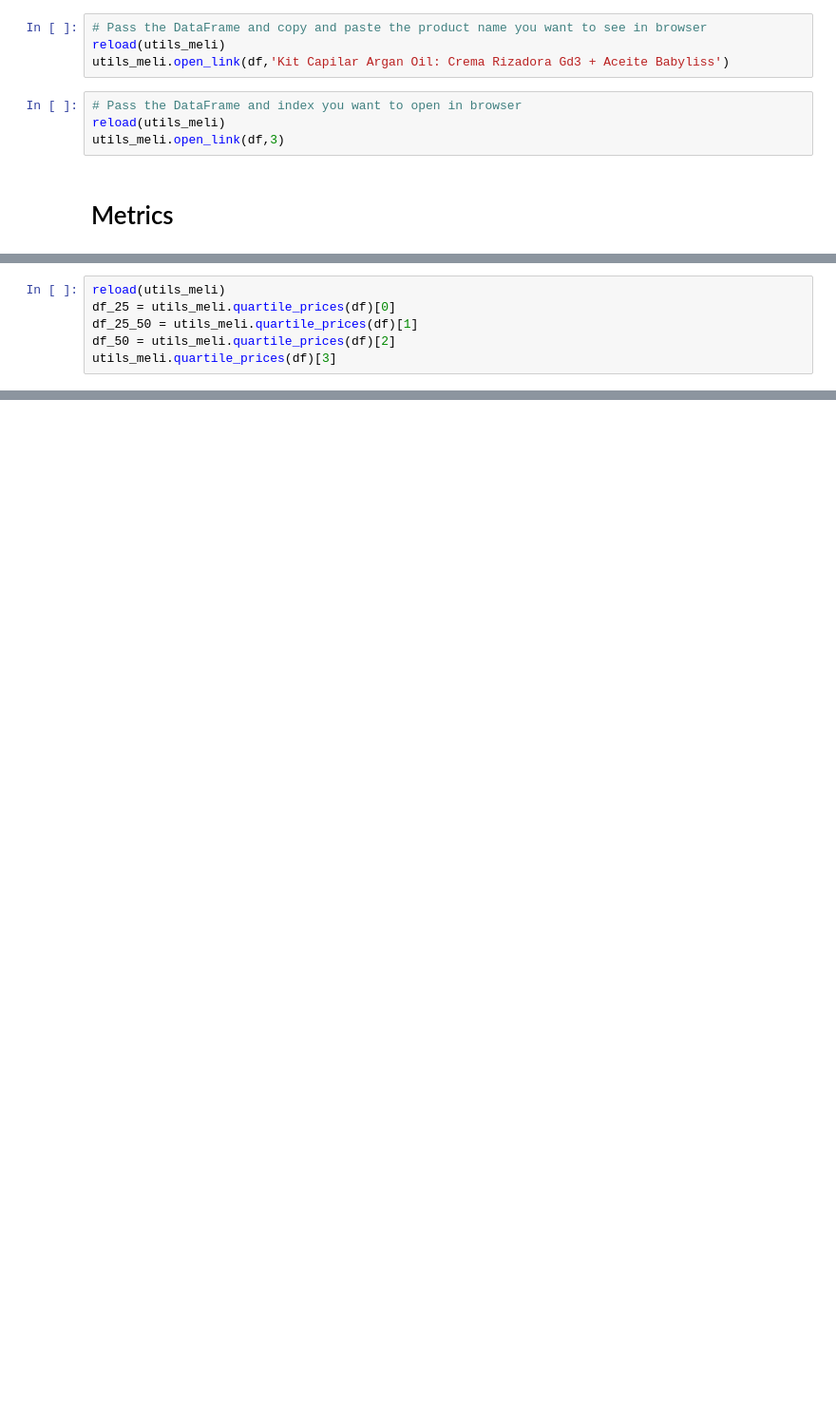
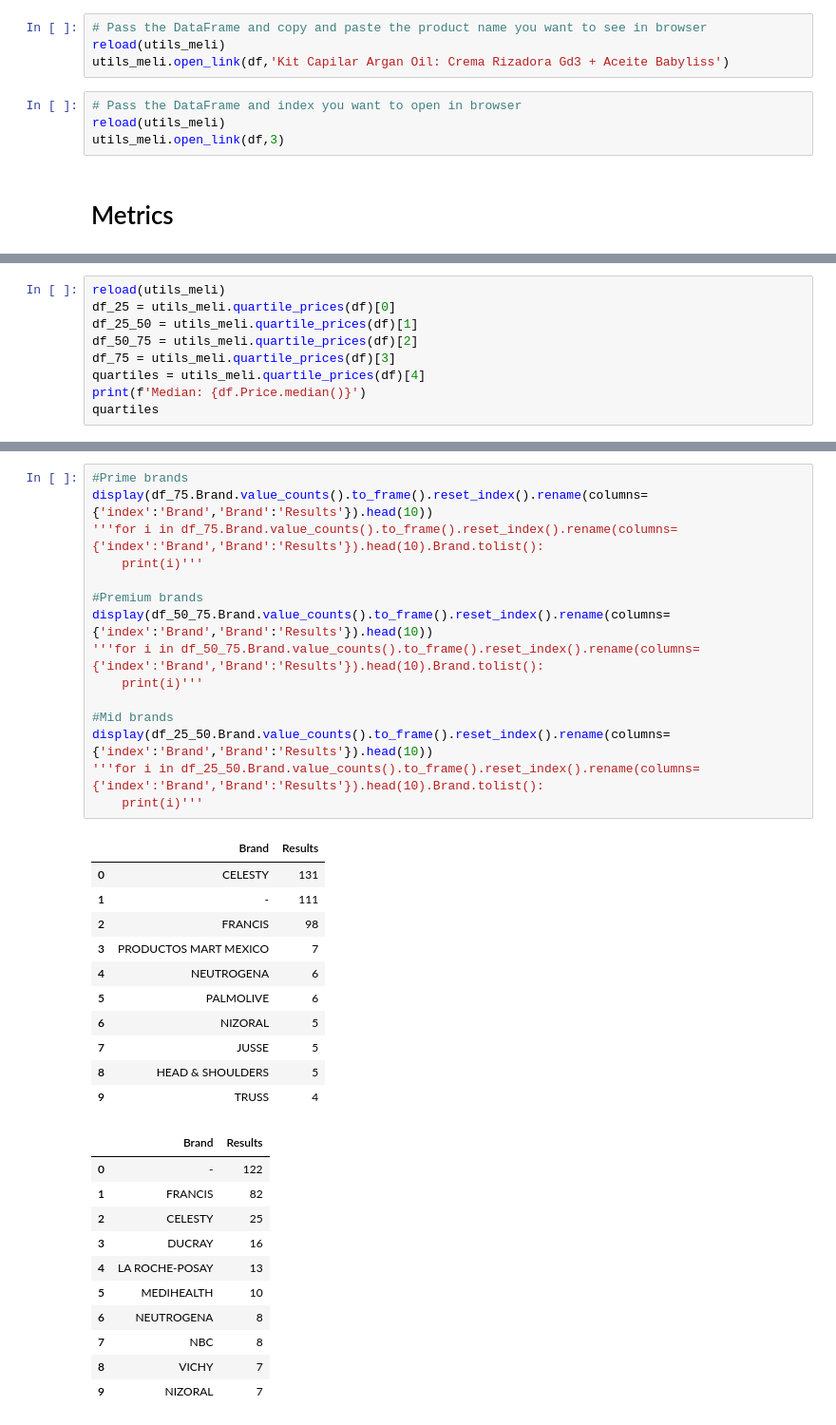
Before and after one commit to nicolasAT25/amazon_meli_scraping, a Jupyter notebook: meli_scraping.ipynb, the cells around one changed output, grey strips where cells are left out. Shown at 95% size. Saved outputs shown, nothing was run; the diff lists cells and outputs as text; blank space fills up the shorter version.

```diff
--- a/meli_scraping.ipynb
+++ b/meli_scraping.ipynb
@@ -37,5 +70,8 @@ utils_meli.open_link(df,3)
 reload(utils_meli)
 df_25 = utils_meli.quartile_prices(df)[0]
 df_25_50 = utils_meli.quartile_prices(df)[1]
-df_50 = utils_meli.quartile_prices(df)[2]
-utils_meli.quartile_prices(df)[3]
+df_50_75 = utils_meli.quartile_prices(df)[2]
+df_75 = utils_meli.quartile_prices(df)[3]
+quartiles = utils_meli.quartile_prices(df)[4]
+print(f'Median: {df.Price.median()}')
+quartiles
@@ -48,0 +195,38 @@ display(df_25.head())
+# %%
+#Prime brands
+display(df_75.Brand.value_counts().to_frame().reset_index().rename(columns={'index':'Brand','Brand':'Results'}).head(10))
+'''for i in df_75.Brand.value_counts().to_frame().reset_index().rename(columns={'index':'Brand','Brand':'Results'}).head(10).Brand.tolist():
+    print(i)'''
+
+#Premium brands
+display(df_50_75.Brand.value_counts().to_frame().reset_index().rename(columns={'index':'Brand','Brand':'Results'}).head(10))
+'''for i in df_50_75.Brand.value_counts().to_frame().reset_index().rename(columns={'index':'Brand','Brand':'Results'}).head(10).Brand.tolist():
+    print(i)'''
+
+#Mid brands
+display(df_25_50.Brand.value_counts().to_frame().reset_index().rename(columns={'index':'Brand','Brand':'Results'}).head(10))
+'''for i in df_25_50.Brand.value_counts().to_frame().reset_index().rename(columns={'index':'Brand','Brand':'Results'}).head(10).Brand.tolist():
+    print(i)'''
+# %% [output]
+|  | Brand | Results |
+| 0 | CELESTY | 131 |
+| 1 | - | 111 |
+| 2 | FRANCIS | 98 |
+| 3 | PRODUCTOS MART MEXICO | 7 |
+| 4 | NEUTROGENA | 6 |
+| 5 | PALMOLIVE | 6 |
+| 6 | NIZORAL | 5 |
+| 7 | JUSSE | 5 |
+| 8 | HEAD & SHOULDERS | 5 |
+| 9 | TRUSS | 4 |
+|  | Brand | Results |
+| 0 | - | 122 |
+| 1 | FRANCIS | 82 |
+| 2 | CELESTY | 25 |
+| 3 | DUCRAY | 16 |
+| 4 | LA ROCHE-POSAY | 13 |
+| 5 | MEDIHEALTH | 10 |
+| 6 | NEUTROGENA | 8 |
+| 7 | NBC | 8 |
+| 8 | VICHY | 7 |
+| 9 | NIZORAL | 7 |
```
Also changed, not shown: parts of 36 cells of this notebook, 3 other files.
